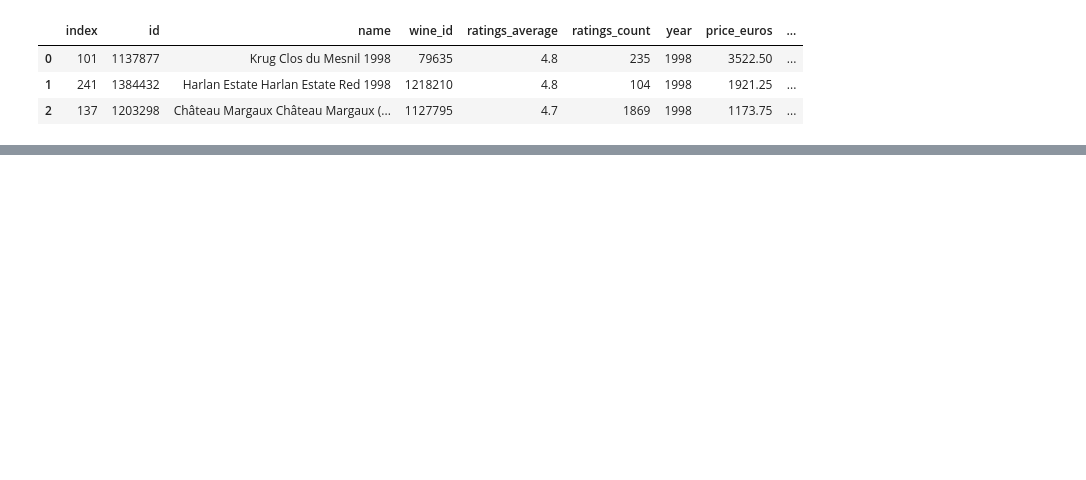
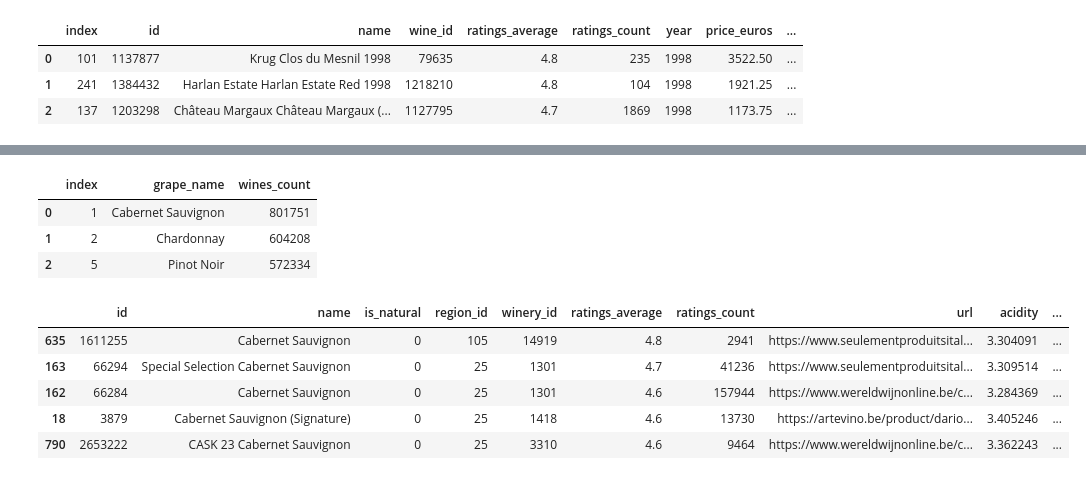
Before and after one commit to Damien0101/vivino_project, a Jupyter notebook: sql_test.ipynb, the cells around one changed output, grey strips where cells are left out. Saved outputs shown, nothing was run; the diff lists cells and outputs as text; code cells hidden in the pictures; blank space fills up the shorter version.

```diff
--- a/sql_test.ipynb
+++ b/sql_test.ipynb
@@ -117,0 +127,22 @@ best_wine_from1998
+# %%
+import pandas as pd
+df7 = pd.read_csv('data/most_comm.csv', encoding='latin1')
+most_common_grape = df7.sort_values('wines_count',ascending=False).head(3).reset_index()
+most_common_grape
+# %% [output]
+|  | index | grape_name | wines_count |
+| 0 | 1 | Cabernet Sauvignon | 801751 |
+| 1 | 2 | Chardonnay | 604208 |
+| 2 | 5 | Pinot Noir | 572334 |
+# %%
+
+wines = pd.read_csv('data/wine_table.csv', encoding='latin1')
+cabern_sauv_top5 = wines[wines['name'].str.contains('Cabernet Sauvignon')].sort_values(['ratings_average','ratings_count'], ascending=False).head(5)
+cabern_sauv_top5
+# %% [output]
+|  | id | name | is_natural | region_id | winery_id | ratings_average | ratings_count | url | acidity | ... |
+| 635 | 1611255 | Cabernet Sauvignon | 0 | 105 | 14919 | 4.8 | 2941 | https://www.seulementproduitsital... | 3.304091 | ... |
+| 163 | 66294 | Special Selection Cabernet Sauvignon | 0 | 25 | 1301 | 4.7 | 41236 | https://www.seulementproduitsital... | 3.309514 | ... |
+| 162 | 66284 | Cabernet Sauvignon | 0 | 25 | 1301 | 4.6 | 157944 | https://www.wereldwijnonline.be/c... | 3.284369 | ... |
+| 18 | 3879 | Cabernet Sauvignon (Signature) | 0 | 25 | 1418 | 4.6 | 13730 | https://artevino.be/product/dario... | 3.405246 | ... |
+| 790 | 2653222 | CASK 23 Cabernet Sauvignon | 0 | 25 | 3310 | 4.6 | 9464 | https://www.wereldwijnonline.be/c... | 3.362243 | ... |
```
Also changed, not shown: parts of 7 cells of this notebook, 7 other files.
